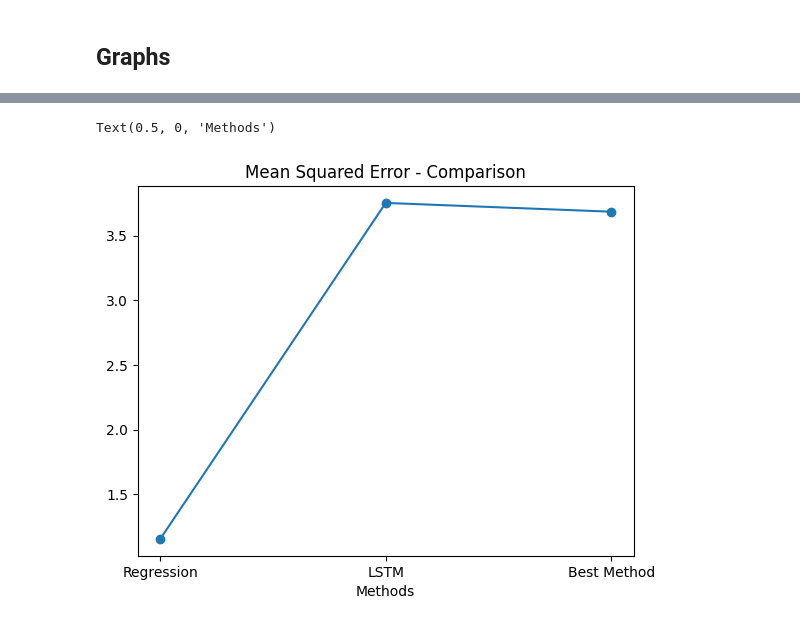
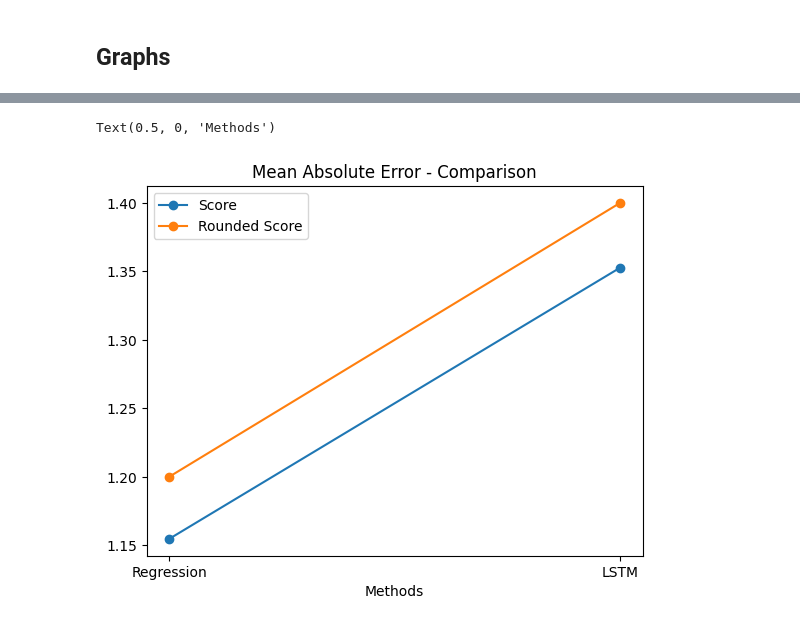
Before and after one commit to FlipGoncalves/BikeSharingDeepLearning, a Jupyter notebook: LSTM/lstmStationsDate.ipynb, the cells around one changed output, grey strips where cells are left out. Drawn from its saved outputs; the diff is of its cells as text; code cells hidden in the pictures.

```diff
--- a/LSTM/lstmStationsDate.ipynb
+++ b/LSTM/lstmStationsDate.ipynb
@@ -919,7 +954,9 @@ Text(0.5, 0, 'Methods')
 # %%
-plt.plot(["Regression", "LSTM", "Best Method"], [1.1546453573093387, 3.7531802654266357, 3.6852662324905396], marker="o")
-plt.title("Mean Squared Error - Comparison")
+plt.plot(["Regression", "LSTM"], [1.1546453573093387, 1.3526817679405212], marker="o")
+plt.plot(["Regression", "LSTM"], [1.2, 1.4], marker="o")
+plt.title("Mean Absolute Error - Comparison")
+plt.legend(["Score", "Rounded Score"])
 plt.xlabel("Methods")
 # %% [output]
 Text(0.5, 0, 'Methods')
-[figure, old version]
+[figure, new version]
```
Also changed, not shown: parts of 16 cells of this notebook, 8 other files.
